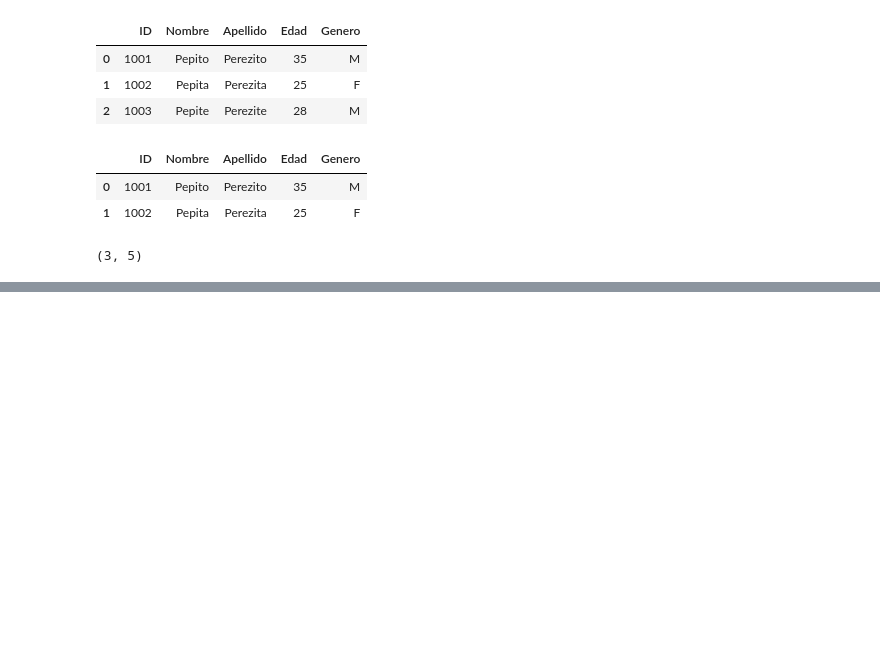
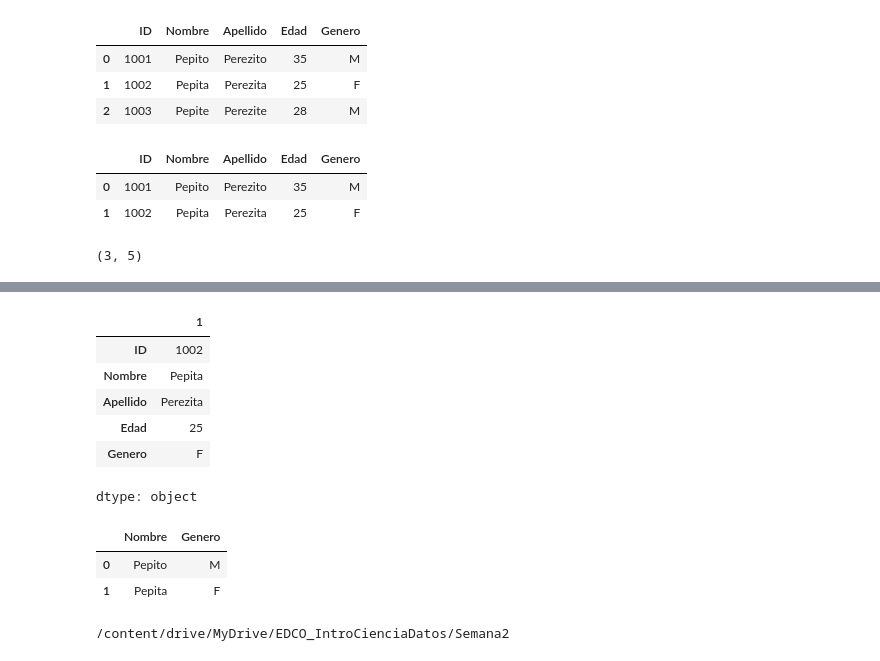
Before and after one commit to dmhenaopa/EDCO, a Jupyter notebook: Semana2/Sesion3.ipynb, the cells around one changed output, grey strips where cells are left out. Cells and saved outputs as stored; diff of their text form; code cells hidden in the pictures; blank space fills up the shorter version.

```diff
--- a/Semana2/Sesion3.ipynb
+++ b/Semana2/Sesion3.ipynb
@@ -123,0 +204,28 @@ df.shape # Esto da un (3, 5) - 3 entradas, 5 columnas - Dimension de la matriz o
+# %%
+# Cómo consultar una entrada en particular
+df.loc[1] # Ubicación 1
+# %% [output]
+|  | 1 |
+| ID | 1002 |
+| Nombre | Pepita |
+| Apellido | Perezita |
+| Edad | 25 |
+| Genero | F |
+dtype: object
+# %%
+# Tomar una porción del dato, estilo álgebra lineal - Slicing - Solo columnas contiguas
+# La fila 0, la fila 1... necesitamos las filas y las columnas o features
+df.iloc[1,:] # Todos
+df.iloc[1,1:4] # Solo el nombre y la edad
+
+df[['Nombre', 'Genero']].iloc[:2,:] # Elijo las columnas que quiero y entonces tomo la opción
+# %% [output]
+|  | Nombre | Genero |
+| 0 | Pepito | M |
+| 1 | Pepita | F |
+# %%
+# En cada subcarpeta quiero guardar los datos
+!pwd
+df.to_csv('personal.csv') # Esto solo guarda uno en un lugar especifico
+# %% [output]
+/content/drive/MyDrive/EDCO_IntroCienciaDatos/Semana2
```
Also changed, not shown: parts of 11 cells of this notebook.
